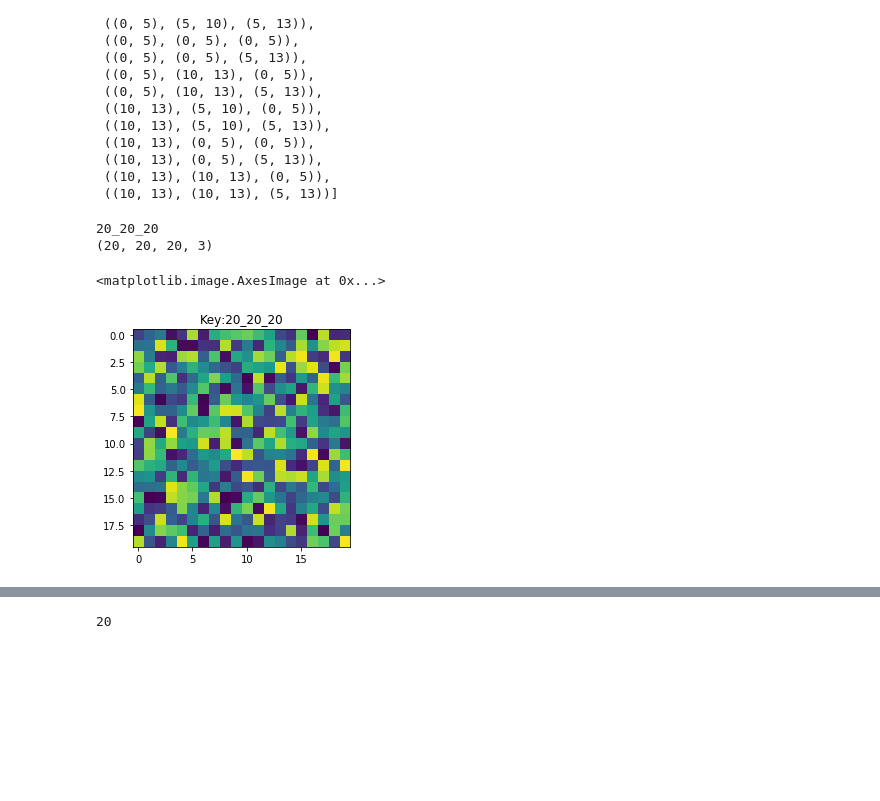
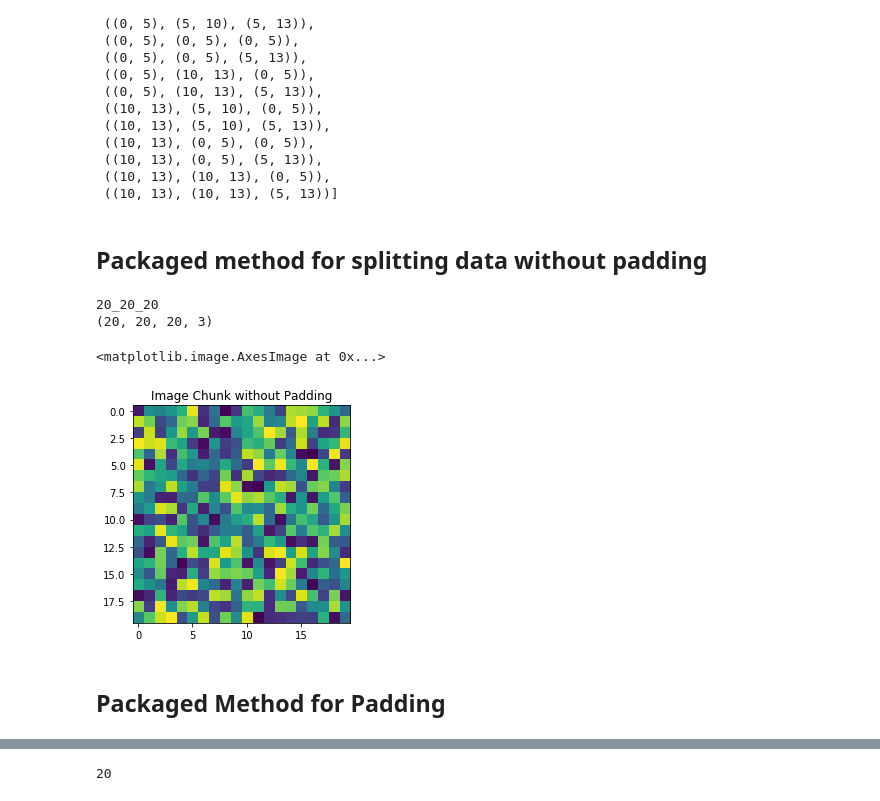
Before and after one commit to zainebrahim/nomads, a Jupyter notebook: source/richard/Image Splitting.ipynb, the cells around one changed output, grey strips where cells are left out. Cells and saved outputs as stored; diff of their text form; code cells hidden in the pictures; blank space fills up the shorter version.

```diff
--- a/source/richard/Image Splitting.ipynb
+++ b/source/richard/Image Splitting.ipynb
@@ -121,6 +137,8 @@ intern.block_compute(0, 13, 0, 13, 0, 13, (5, 5, 5), (5, 5, 100))
  ((10, 13), (0, 5), (5, 13)),
  ((10, 13), (10, 13), (0, 5)),
  ((10, 13), (10, 13), (5, 13))]
+# %% [markdown]
+## Packaged method for splitting data without padding
 # %%
 #data should be numpy array, block_size should be a tuple with 3 elements in it in order (z, y, x)
 def split_data(data, block_size):
@@ -141,15 +159,17 @@ img_blocks = split_data(img, (20, 20, 20))
 # %%
 key = next (iter (img_blocks.keys()))
 print(key)
 sanity = img_blocks[key]
 print(sanity.shape)
-plt.title("Key:" + key)
+plt.title("Image Chunk without Padding")
 plt.imshow(sanity[0,:,:, 0])
 # %% [output]
 20_20_20
 (20, 20, 20, 3)
 <matplotlib.image.AxesImage at 0x...>
-[figure, old version]
+[figure, new version]
+# %% [markdown]
+## Packaged Method for Padding
 # %%
 ## Now the expanded one
 ## Everything is in image coordinates
```
Also changed, not shown: parts of 12 cells of this notebook.
